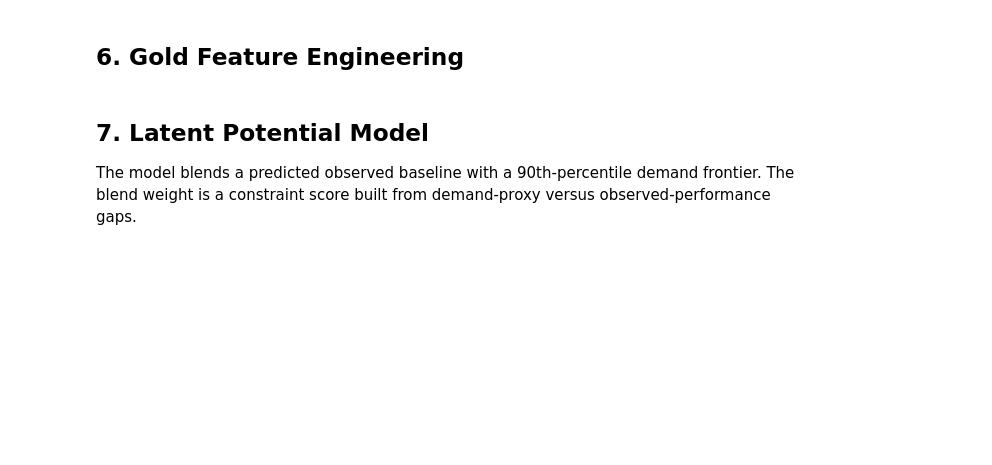
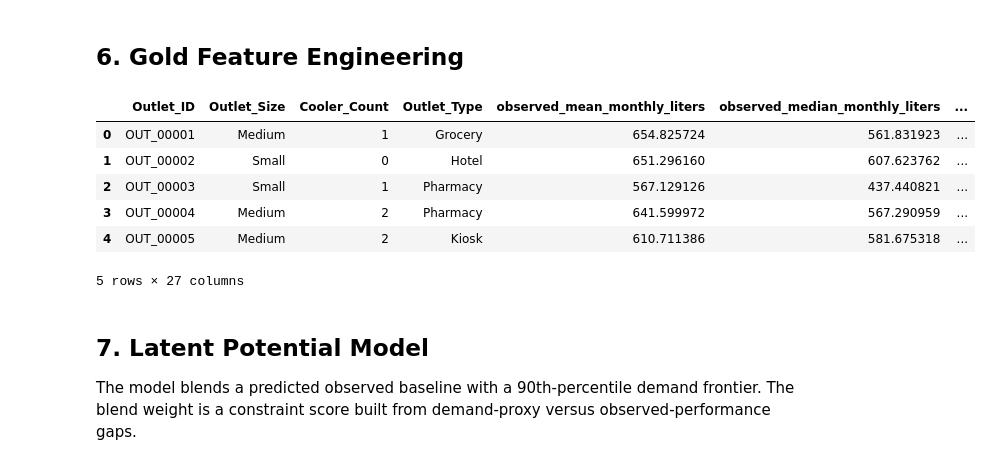
Before and after one commit to Smile-Labs-Inc/Data-Storm-2026, a Jupyter notebook: Notebooks/01_latent_potential_pipeline.ipynb, the cells around one changed output. Cells and saved outputs as stored; diff of their text form; code cells hidden in the pictures; blank space fills up the shorter version.

Commit message:
add research based notebook

```diff
--- a/Notebooks/01_latent_potential_pipeline.ipynb
+++ b/Notebooks/01_latent_potential_pipeline.ipynb
@@ -348,100 +376,41 @@ recent = monthly.loc[(monthly['Year'] == 2025) & (monthly['Month'].isin([10, 11,
 ).reset_index()
 
 distributor_counts = monthly.groupby(['Outlet_ID', 'Distributor_ID']).size().rename('Distributor_Months').reset_index()
 dominant_distributor = distributor_counts.sort_values(['Outlet_ID', 'Distributor_Months'], ascending=[True, False]).drop_duplicates('Outlet_ID')[['Outlet_ID', 'Distributor_ID']]
 
 features = outlets_silver.merge(sales_agg, on='Outlet_ID', how='left')
 features = features.merge(jan, on='Outlet_ID', how='left')
 features = features.merge(recent, on='Outlet_ID', how='left')
 features = features.merge(dominant_distributor, on='Outlet_ID', how='left')
 
 coords_silver['has_valid_coordinates'] = 1
 features = features.merge(coords_silver, on='Outlet_ID', how='left')
 features['has_valid_coordinates'] = features['has_valid_coordinates'].fillna(0)
 features['Latitude'] = features['Latitude'].fillna(features['Latitude'].median())
 features['Longitude'] = features['Longitude'].fillna(features['Longitude'].median())
 
-# Local catchment features from outlet coordinates. These are internal spatial proxies
-# for market intensity until external POI data is added.
-catchment_cols = [
-    'outlet_count_1km', 'outlet_count_2km', 'outlet_count_5km',
-    'same_type_outlet_count_2km', 'same_distributor_outlet_count_5km',
-    'nearest_outlet_distance_km', 'catchment_density_score',
-]
-for column in catchment_cols:
-    features[column] = 0.0
-
-valid_geo_mask = features['has_valid_coordinates'].eq(1)
-valid_geo = features.loc[valid_geo_mask, ['Latitude', 'Longitude', 'Outlet_Type', 'Distributor_ID']].copy()
-earth_radius_km = 6371.0088
-
-if len(valid_geo) > 1:
-    coords_rad = np.radians(valid_geo[['Latitude', 'Longitude']].to_numpy())
-    tree = BallTree(coords_rad, metric='haversine')
-    valid_index = valid_geo.index.to_numpy()
-
-    for radius_km, column in [(1, 'outlet_count_1km'), (2, 'outlet_count_2km'), (5, 'outlet_count_5km')]:
-        counts = tree.query_radius(coords_rad, r=radius_km / earth_radius_km, count_only=True) - 1
-        features.loc[valid_index, column] = counts.astype(float)
-
-    nearest_dist, _ = tree.query(coords_rad, k=2)
-    features.loc[valid_index, 'nearest_outlet_distance_km'] = nearest_dist[:, 1] * earth_radius_km
-
-    for outlet_type, idx in valid_geo.groupby('Outlet_Type').groups.items():
-        idx = np.array(list(idx))
-        if len(idx) > 1:
-            group_coords = np.radians(features.loc[idx, ['Latitude', 'Longitude']].to_numpy())
-            group_tree = BallTree(group_coords, metric='haversine')
-            counts = group_tree.query_radius(group_coords, r=2 / earth_radius_km, count_only=True) - 1
-            features.loc[idx, 'same_type_outlet_count_2km'] = counts.astype(float)
-
-    distributor_labels = valid_geo['Distributor_ID'].fillna('UNKNOWN')
-    for distributor_id, idx in distributor_labels.groupby(distributor_labels).groups.items():
-        idx = np.array(list(idx))
-        if len(idx) > 1:
-            group_coords = np.radians(features.loc[idx, ['Latitude', 'Longitude']].to_numpy())
-            group_tree = BallTree(group_coords, metric='haversine')
-            counts = group_tree.query_radius(group_coords, r=5 / earth_radius_km, count_only=True) - 1
-            features.loc[idx, 'same_distributor_outlet_count_5km'] = counts.astype(float)
-
-    max_nearest_distance = features.loc[valid_index, 'nearest_outlet_distance_km'].max()
-    features.loc[~valid_geo_mask, 'nearest_outlet_distance_km'] = max_nearest_distance if pd.notna(max_nearest_distance) else 25
-    nearest_score = 1 - features['nearest_outlet_distance_km'].rank(pct=True)
-    features['catchment_density_score'] = (
-        0.35 * features['outlet_count_1km'].rank(pct=True)
-        + 0.25 * features['outlet_count_2km'].rank(pct=True)
-        + 0.20 * features['outlet_count_5km'].rank(pct=True)
-        + 0.10 * features['same_type_outlet_count_2km'].rank(pct=True)
-        + 0.10 * nearest_score.fillna(0)
-    ).clip(0, 1)
-
 target_seasonality = seasonality_silver.loc[seasonality_silver['Month'] == 1].groupby('Distributor_ID', as_index=False)['Seasonality_Score'].mean().rename(columns={'Seasonality_Score': 'target_jan_seasonality_score'})
 features = features.merge(target_seasonality, on='Distributor_ID', how='left')
 
 holiday_months = holidays_silver.groupby(['Year', 'Month']).size().rename('holiday_count').reset_index()
 features['target_jan_holiday_count'] = float(holiday_months.loc[holiday_months['Month'] == 1, 'holiday_count'].mean())
-
-# Optional external POI features from Notebooks/03_poi_enrichment.ipynb.
-# If the file does not exist yet, defaults keep the pipeline reproducible.
-poi_feature_cols = ['poi_total_count_1km', 'poi_total_count_2km', 'poi_demand_score']
-poi_feature_path = GOLD_DIR / 'outlet_poi_features.csv'
-if poi_feature_path.exists():
-    poi_features = pd.read_csv(poi_feature_path)
-    features = features.merge(poi_features[['Outlet_ID'] + poi_feature_cols], on='Outlet_ID', how='left')
-else:
-    for column in poi_feature_cols:
-        features[column] = 0.0
-for column in poi_feature_cols:
-    features[column] = pd.to_numeric(features[column], errors='coerce').fillna(0)
 features['Outlet_Size_Score'] = features['Outlet_Size'].map(SIZE_SCORE).fillna(0)
 features['Outlet_Type_Score'] = features['Outlet_Type'].map(TYPE_SCORE).fillna(1.0)
 features['structural_capacity_score'] = (1 + 0.18 * features['Outlet_Size_Score'] + 0.10 * features['Cooler_Count']) * features['Outlet_Type_Score']
 
 numeric_columns = features.select_dtypes(include=[np.number]).columns
 features[numeric_columns] = features[numeric_columns].fillna(0)
 features['Distributor_ID'] = features['Distributor_ID'].fillna('UNKNOWN')
 features.to_csv(GOLD_DIR / 'outlet_features.csv', index=False)
 features.head()
+# %% [output]
+|  | Outlet_ID | Outlet_Size | Cooler_Count | Outlet_Type | observed_mean_monthly_liters | observed_median_monthly_liters | ... |
+| 0 | OUT_00001 | Medium | 1 | Grocery | 654.825724 | 561.831923 | ... |
+| 1 | OUT_00002 | Small | 0 | Hotel | 651.296160 | 607.623762 | ... |
+| 2 | OUT_00003 | Small | 1 | Pharmacy | 567.129126 | 437.440821 | ... |
+| 3 | OUT_00004 | Medium | 2 | Pharmacy | 641.599972 | 567.290959 | ... |
+| 4 | OUT_00005 | Medium | 2 | Kiosk | 610.711386 | 581.675318 | ... |
+5 rows × 27 columns
 # %% [markdown]
 ## 7. Latent Potential Model
 
```
Also changed, not shown: parts of 6 cells of this notebook, 7 other files.
